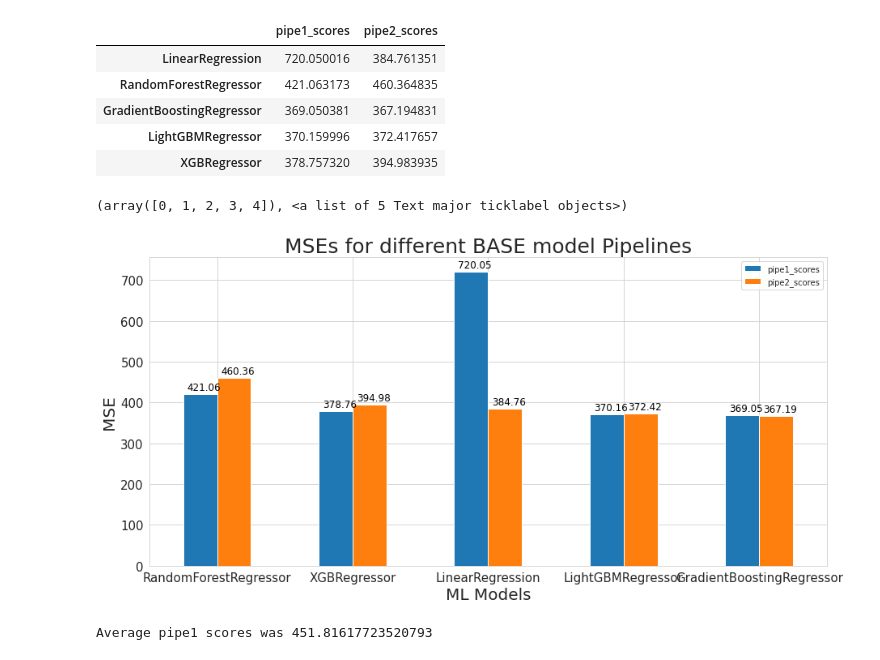
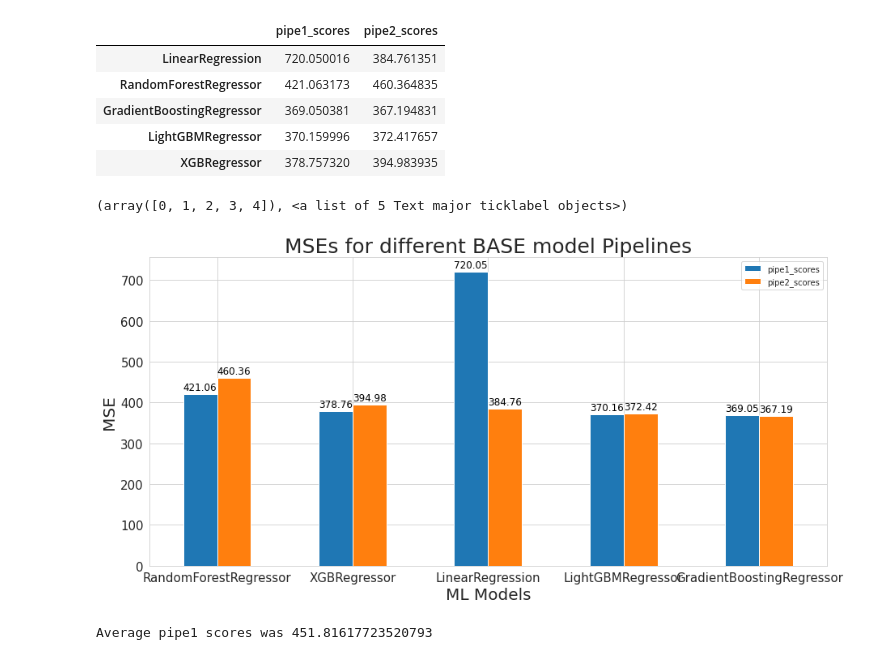
Before and after one commit to siddley1001/SalaryPrediction, a Jupyter notebook: Pipeline_Base_Models_Predictions.ipynb, the cells around one changed output. Drawn from its saved outputs; the diff is of its cells as text; code cells hidden in the pictures.

```diff
--- a/Pipeline_Base_Models_Predictions.ipynb
+++ b/Pipeline_Base_Models_Predictions.ipynb
@@ -1275,25 +1268,25 @@ pipe_base_scores
 # %%
 f, ax = plt.subplots(1, 1, figsize=(15, 7))
 pipe_base_scores.sort_values(by = 'pipe2_scores', ascending = False).plot(kind = 'bar', ax = ax)
 
 # set individual bar labels
 for i in ax.patches:
     # get_x pulls left or right; get_height pushes up or down
-    ax.text(i.get_x()+ 0.03, i.get_height()+ 10, str(round((i.get_height()), 2)), fontsize=12, color='black')
+    ax.text(i.get_x(), i.get_height()+ 10, str(round((i.get_height()), 2)), fontsize=12, color='black')
 
 #set size of x and y tick labels
 for ticklabel in (ax.get_xticklabels()):
     ticklabel.set_fontsize(15)
 for ticklabel in (ax.get_yticklabels()):
     ticklabel.set_fontsize(15)
 
 plt.title('MSEs for different BASE model Pipelines', fontdict = {'fontsize' : 25})
 plt.xlabel('ML Models', fontdict = {'fontsize' : 20})
 plt.ylabel('MSE', fontdict = {'fontsize' : 20})
 plt.xticks(rotation = 0)
 # %% [output]
 (array([0, 1, 2, 3, 4]), <a list of 5 Text major ticklabel objects>)
-[figure, old version]
+[figure, new version]
 # %%
 print('Average pipe1 scores was {}'.format(np.mean(pipe_base_scores['pipe1_scores'])))
 # %% [output]
```
Also changed, not shown: parts of 3 cells of this notebook.
